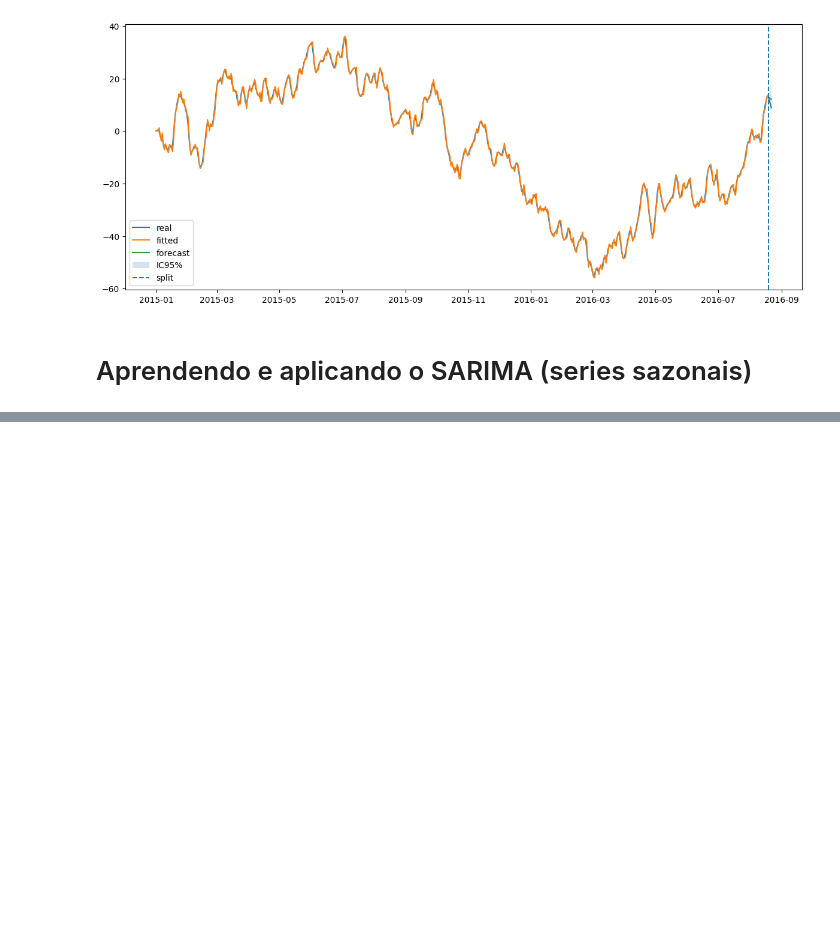
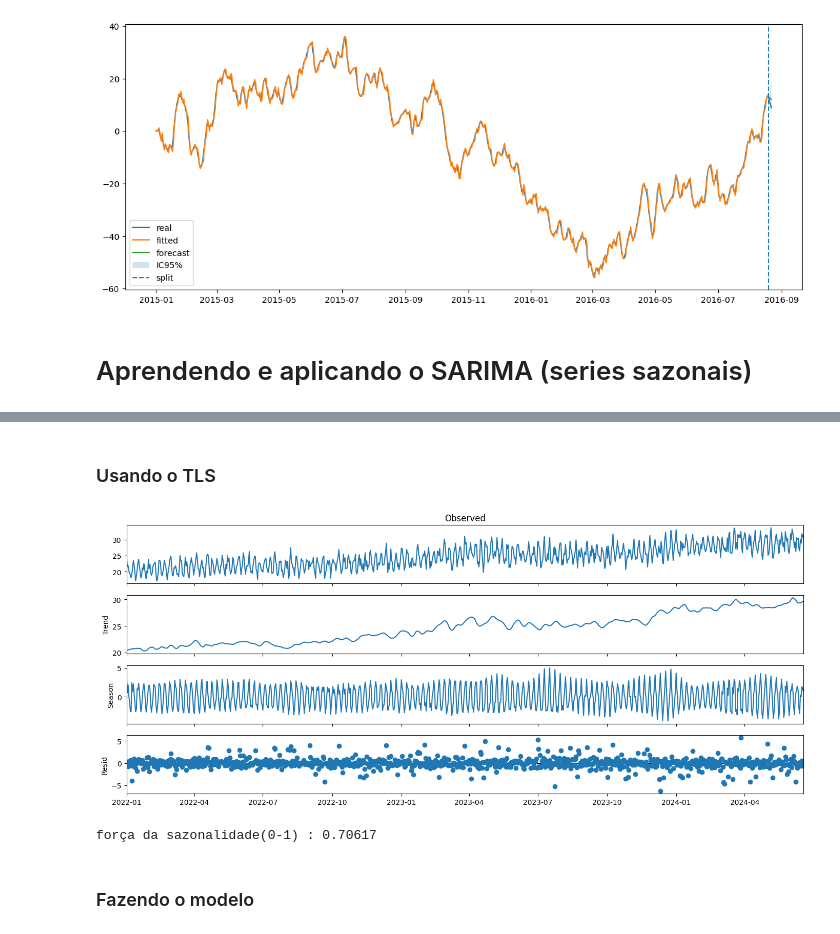
Before and after one commit to Gueguelas/series-temporais, a Jupyter notebook: notebook.ipynb, the cells around one changed output, grey strips where cells are left out. Cells and saved outputs as stored; diff of their text form; code cells hidden in the pictures; blank space fills up the shorter version.

```diff
--- a/notebook.ipynb
+++ b/notebook.ipynb
@@ -1014,0 +1049,19 @@ serie_sarima = pd.read_excel('data/serie_sarima.xlsx')
+# %% [markdown]
+### Usando o TLS
+# %%
+from statsmodels.tsa.seasonal import STL
+m = 7
+stl = STL(sr_sarima, period=m, robust=True).fit()
+fig = stl.plot()
+fig.set_size_inches(14, 6)
+plt.tight_layout()
+plt.show()
+# %% [output]
+[figure, added]
+# %%
+força_sazonalidade = 1 - (np.var(stl.resid) / np.var(stl.seasonal + stl.resid))
+print(f'força da sazonalidade(0-1) : {força_sazonalidade:.5f}')
+# %% [output]
+força da sazonalidade(0-1) : 0.70617
+# %% [markdown]
+### Fazendo o modelo
```
Also changed, not shown: parts of 65 cells of this notebook.
